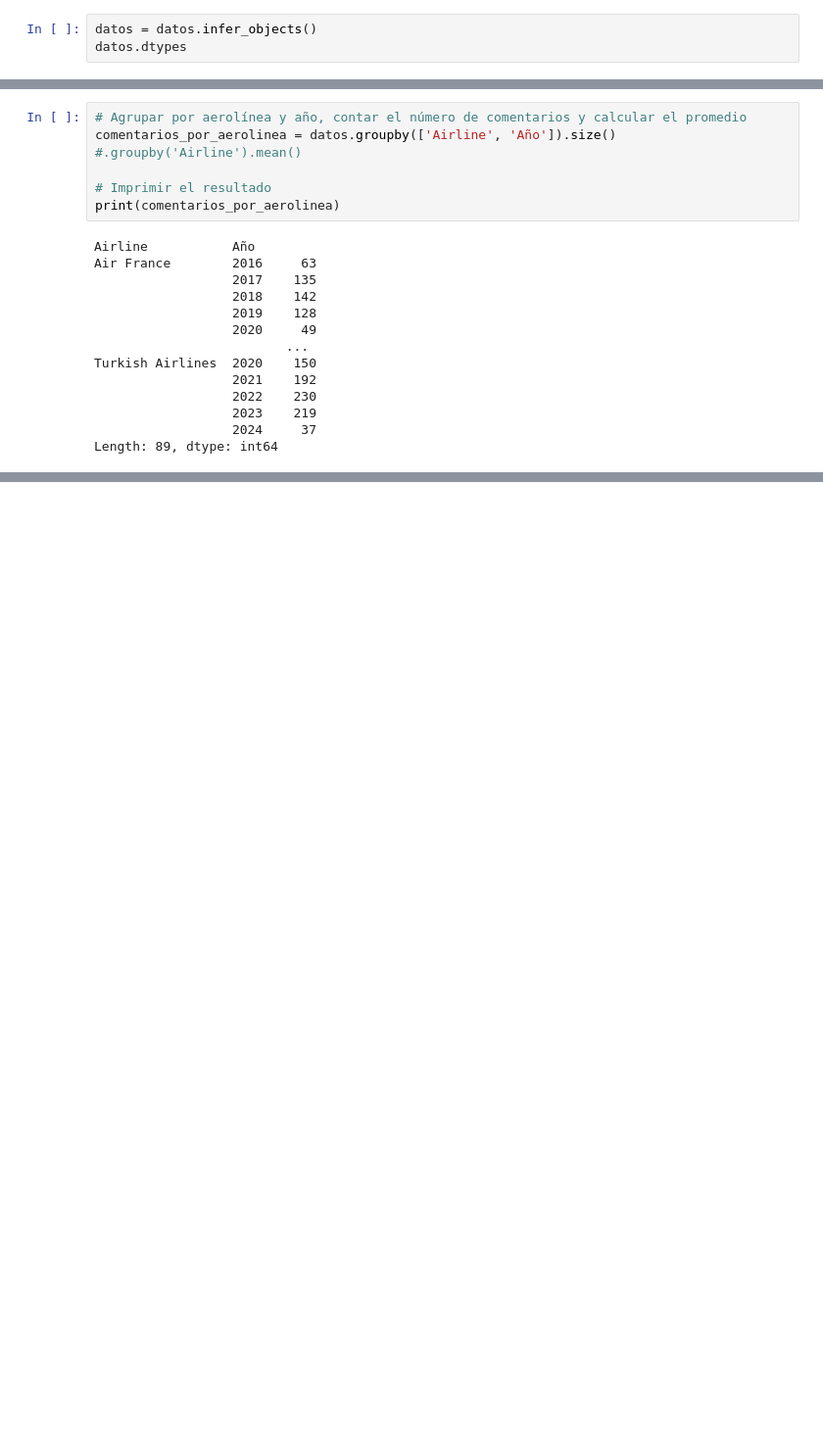
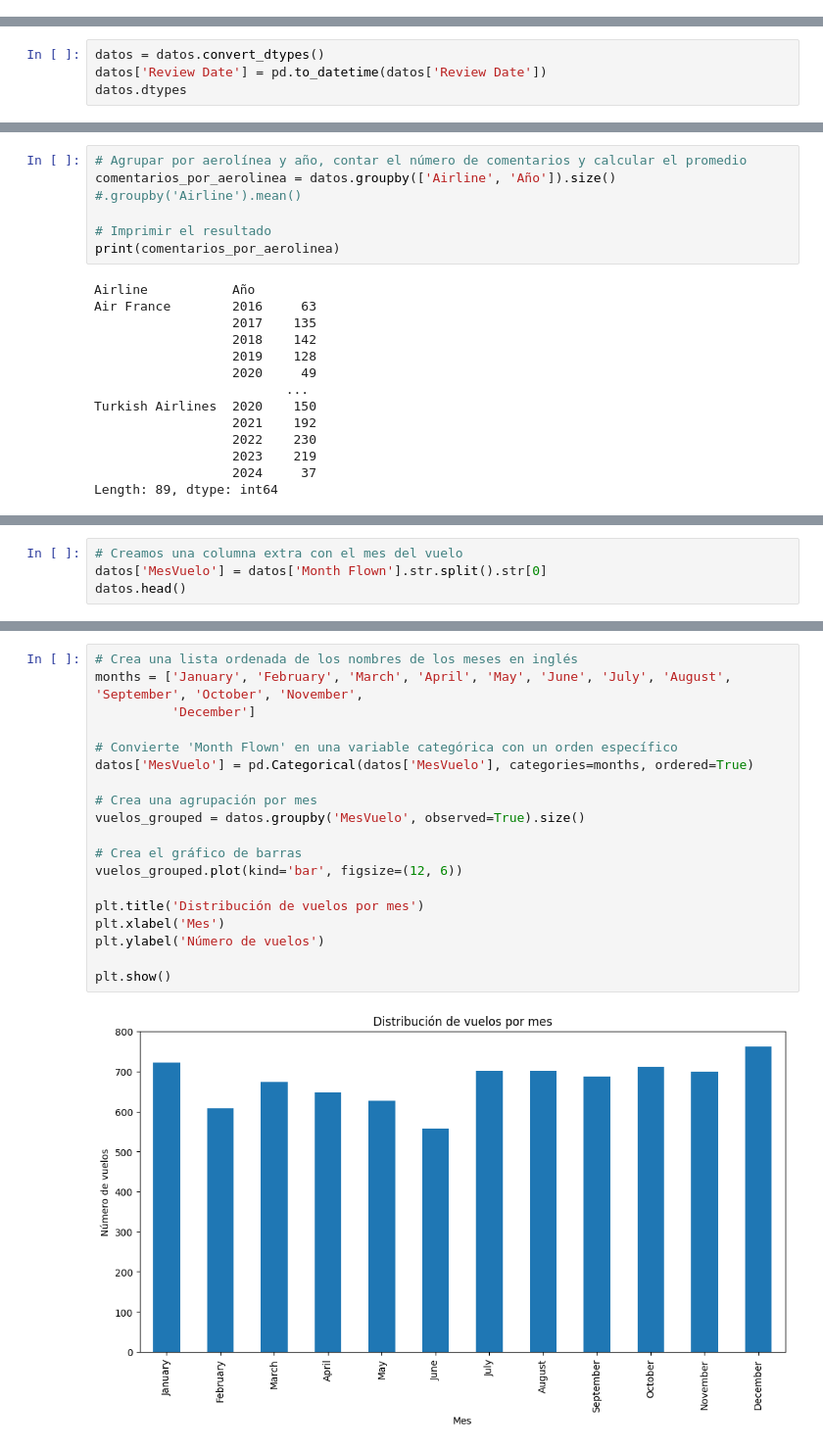
Before and after one commit to heldigard/Evaluacion_Final_POO, a Jupyter notebook: Examen-Final_Analisis_de_datos.ipynb, the cells around one changed output, grey strips where cells are left out. Shown: that part at 98% size. Cells and saved outputs as stored; diff of their text form; blank space fills up the shorter version.

```diff
--- a/Examen-Final_Analisis_de_datos.ipynb
+++ b/Examen-Final_Analisis_de_datos.ipynb
@@ -21,6 +21,3 @@ len(datos)
 # %% [markdown]
 Para poder trabajar con las fechas, primero convertimos la columna llamada 'Review Date' en tipo fecha, se puede hacer manualmente
 o inferir los tipos de datos automaticamente con infer_objects()
-# %%
-datos = datos.infer_objects()
-datos.dtypes
@@ -46,0 +24,4 @@ dtype: object
+# %%
+datos = datos.convert_dtypes()
+datos['Review Date'] = pd.to_datetime(datos['Review Date'])
+datos.dtypes
@@ -154,0 +164,4 @@ Length: 89, dtype: int64
+# %%
+# Creamos una columna extra con el mes del vuelo
+datos['MesVuelo'] = datos['Month Flown'].str.split().str[0]
+datos.head()
@@ -154,0 +175,21 @@ Length: 89, dtype: int64
+# %%
+# Crea una lista ordenada de los nombres de los meses en inglés
+months = ['January', 'February', 'March', 'April', 'May', 'June', 'July', 'August', 'September', 'October', 'November',
+          'December']
+
+# Convierte 'Month Flown' en una variable categórica con un orden específico
+datos['MesVuelo'] = pd.Categorical(datos['MesVuelo'], categories=months, ordered=True)
+
+# Crea una agrupación por mes
+vuelos_grouped = datos.groupby('MesVuelo', observed=True).size()
+
+# Crea el gráfico de barras
+vuelos_grouped.plot(kind='bar', figsize=(12, 6))
+
+plt.title('Distribución de vuelos por mes')
+plt.xlabel('Mes')
+plt.ylabel('Número de vuelos')
+
+plt.show()
+# %% [output]
+[figure, added]
```
Also changed, not shown: parts of 8 cells of this notebook.
